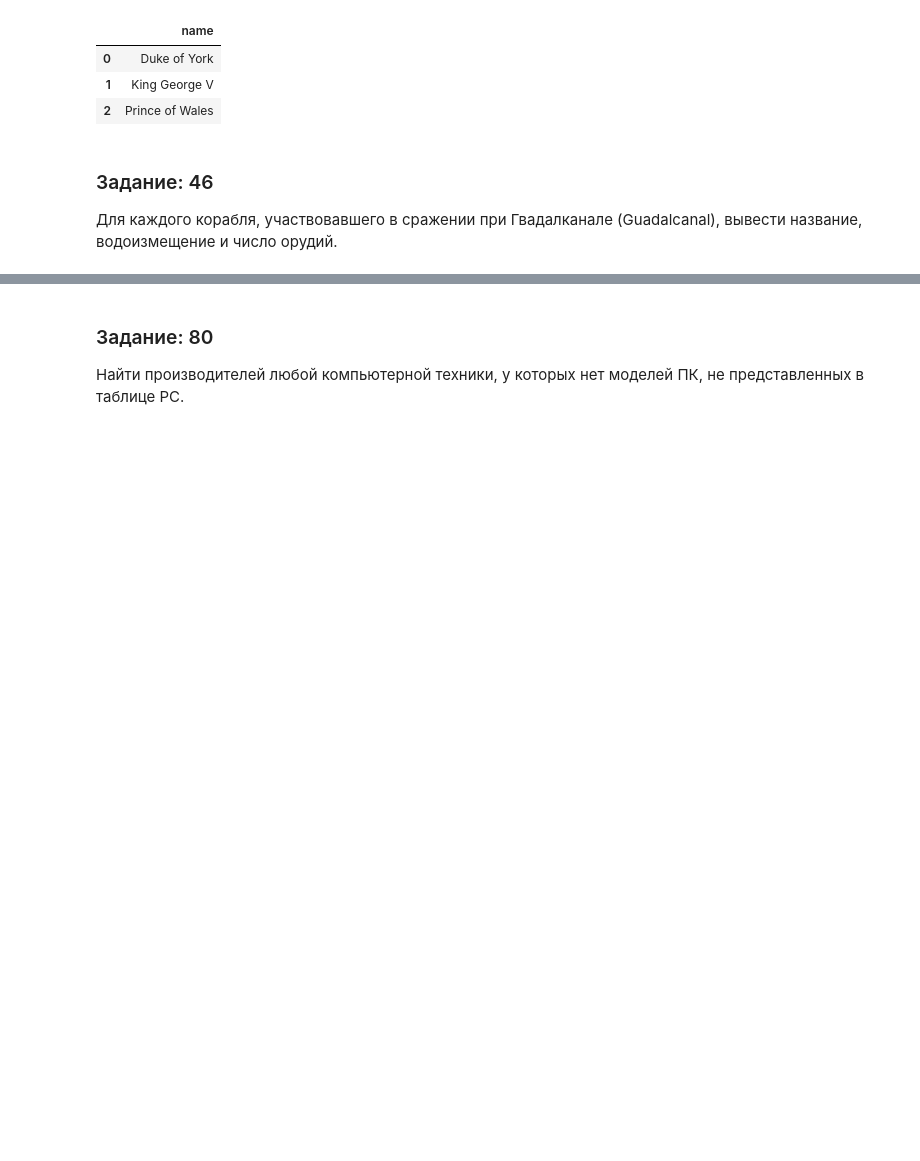
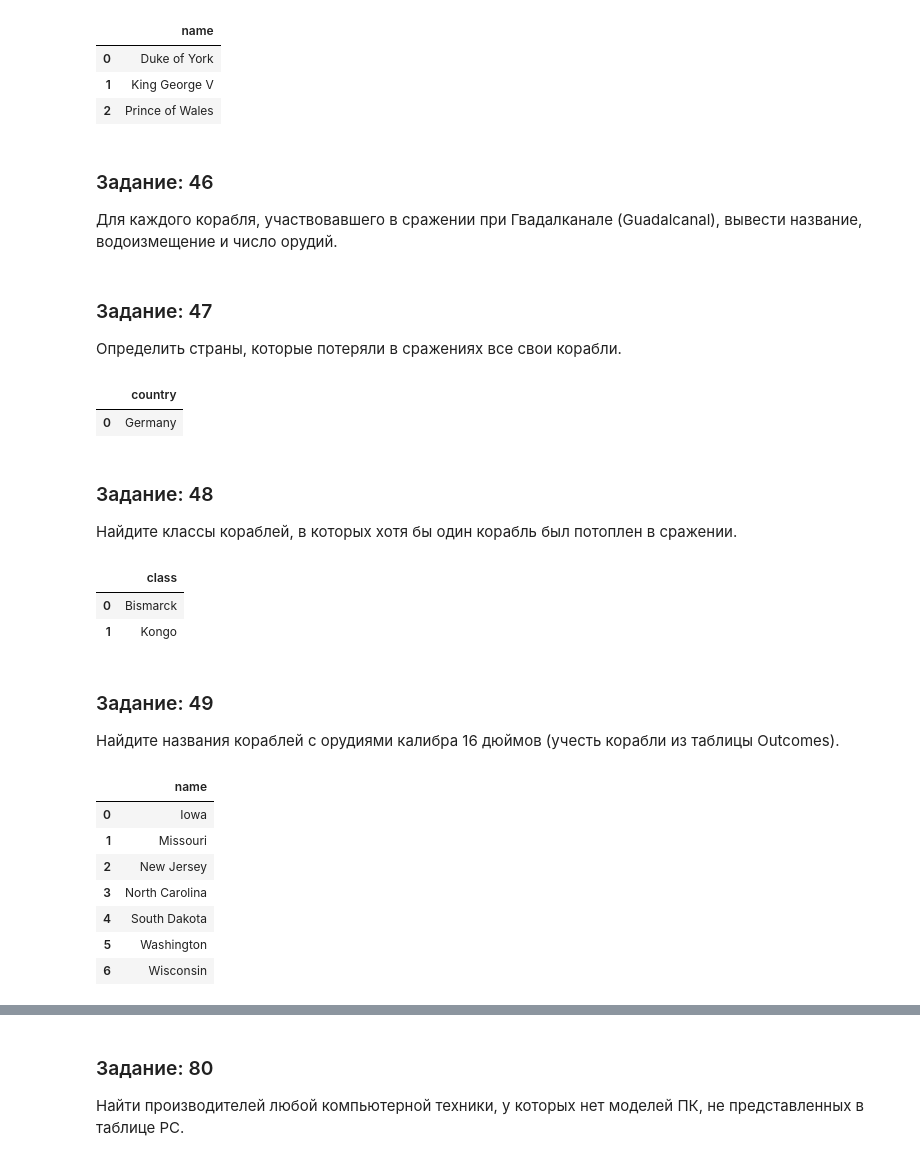
Before and after one commit to kotl68/SQL, a Jupyter notebook: SQL-EX.ipynb, the cells around one changed output, grey strips where cells are left out. Drawn from its saved outputs; the diff is of its cells as text; code cells hidden in the pictures; blank space fills up the shorter version.

```diff
--- a/SQL-EX.ipynb
+++ b/SQL-EX.ipynb
@@ -1624,0 +1641,77 @@ select(sql)
+# %% [markdown]
+### Задание: 47
+Определить страны, которые потеряли в сражениях все свои корабли.
+# %%
+sql = '''
+WITH count_ship AS(
+SELECT country,COUNT(*) as count FROM(
+SELECT name, country FROM Classes INNER JOIN Ships ON Ships.class = Classes.class
+UNION
+SELECT ship, country FROM Classes INNER JOIN Outcomes ON Outcomes.ship = Classes.class) AS query
+GROUP BY country
+),
+
+sunk_data AS(
+SELECT country, COUNT(*) as sunk_count FROM(
+SELECT name, country FROM Classes
+    INNER JOIN Ships ON Ships.class = Classes.class
+        WHERE name IN(SELECT DISTINCT ship FROM Outcomes WHERE result = 'sunk')
+UNION
+SELECT ship, country FROM Classes
+    INNER JOIN Outcomes ON Outcomes.ship = Classes.class
+        WHERE result = 'sunk') AS query
+GROUP BY country)
+
+SELECT count_ship.country FROM count_ship
+INNER JOIN sunk_data ON
+count_ship.count = sunk_data.sunk_count and count_ship.country = sunk_data.country
+
+;
+'''
+select(sql)
+# %% [output]
+|  | country |
+| 0 | Germany |
+# %% [markdown]
+### Задание: 48
+Найдите классы кораблей, в которых хотя бы один корабль был потоплен в сражении.
+# %%
+sql = '''
+SELECT DISTINCT class FROM Outcomes
+JOIN Ships ON ship = name
+WHERE result = 'sunk'
+UNION
+SELECT DISTINCT class FROM Outcomes
+JOIN Classes ON ship = class
+WHERE result = 'sunk'
+;
+'''
+select(sql)
+# %% [output]
+|  | class |
+| 0 | Bismarck |
+| 1 | Kongo |
+# %% [markdown]
+### Задание: 49
+Найдите названия кораблей с орудиями калибра 16 дюймов (учесть корабли из таблицы Outcomes).
+# %%
+sql = '''
+SELECT name FROM Ships
+JOIN Classes ON Ships.class = Classes.class
+WHERE bore = 16
+UNION
+SELECT DISTINCT class FROM Outcomes
+JOIN Classes ON ship = class
+WHERE bore = 16
+;
+'''
+select(sql)
+# %% [output]
+|  | name |
+| 0 | Iowa |
+| 1 | Missouri |
+| 2 | New Jersey |
+| 3 | North Carolina |
+| 4 | South Dakota |
+| 5 | Washington |
+| 6 | Wisconsin |
```
Also changed, not shown: parts of 6 cells of this notebook.
